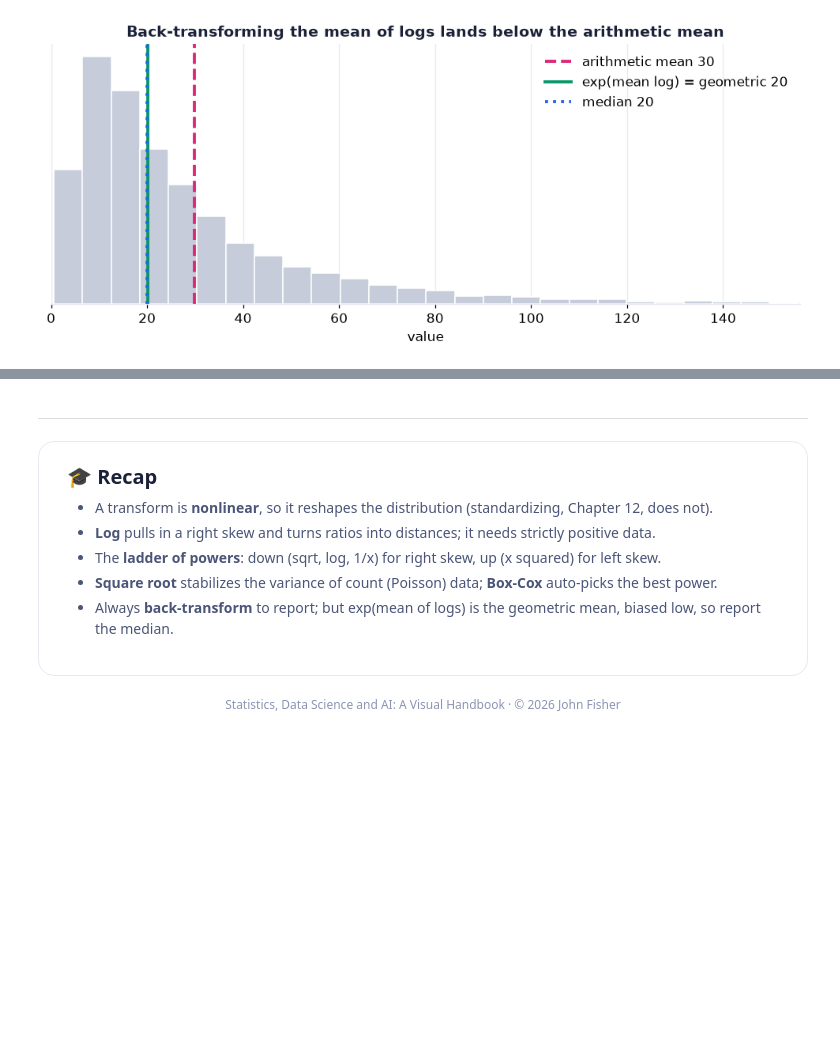
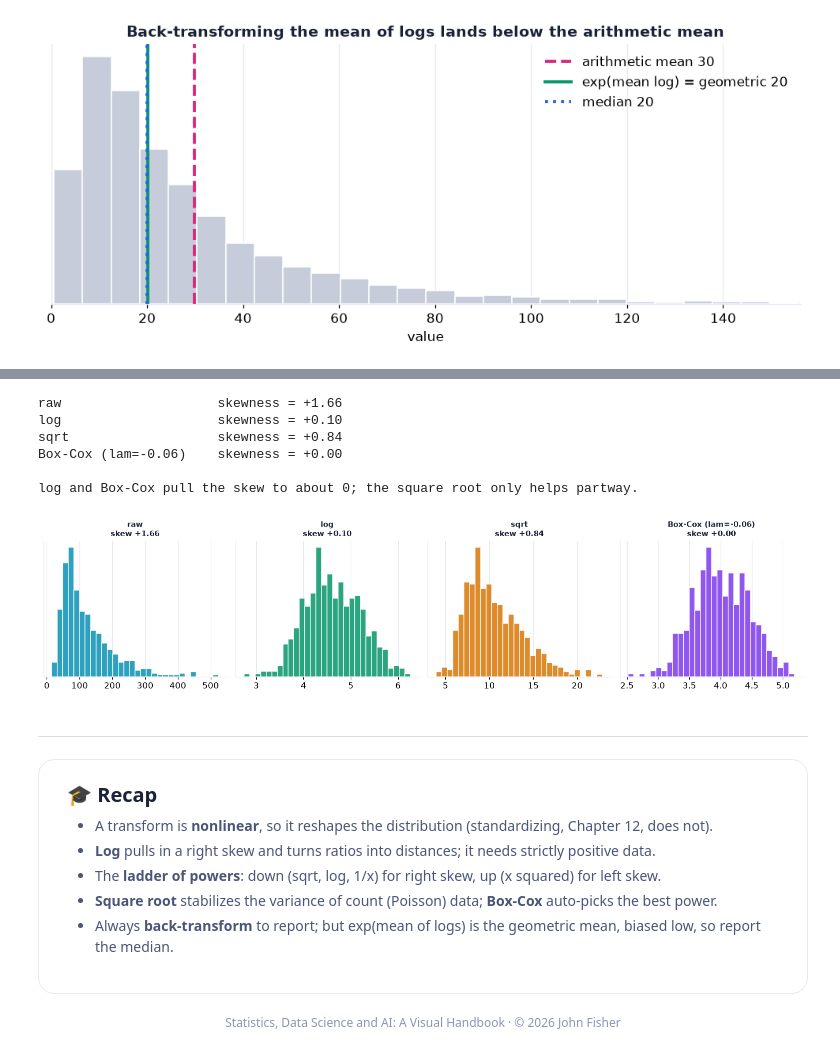
Before and after one commit to johnfisher-ai/Statistics-Data-Science-AI-Visual-Book, a Jupyter notebook: chapters/notebooks/ch22_transformations.ipynb, the cells around one changed output, grey strips where cells are left out. Cells and saved outputs as stored; diff of their text form; code cells hidden in the pictures; blank space fills up the shorter version.

```diff
--- a/chapters/notebooks/ch22_transformations.ipynb
+++ b/chapters/notebooks/ch22_transformations.ipynb
@@ -164,3 +167,29 @@ median               :     20.0   <- back-transforms cleanly (monotone preserves
+# %%
+# --- Real-World beat: compare transforms by how far they cut the skew ---
+from scipy import stats
+BASE = "https://raw.githubusercontent.com/johnfisher-ai/Statistics-Data-Science-AI-Visual-Book/main/data/"
+try:    api = pd.read_excel("../../data/ch22_response_times.xlsx", sheet_name="Data")
+except FileNotFoundError: api = pd.read_excel(BASE+"ch22_response_times.xlsx", sheet_name="Data")
+r = api.response_ms
+bc, lam = stats.boxcox(r)
+variants = {"raw": r, "log": np.log(r), "sqrt": np.sqrt(r), f"Box-Cox (lam={lam:.2f})": pd.Series(bc)}
+for name, v in variants.items():
+    print(f"{name:22s} skewness = {pd.Series(v).skew():+.2f}")
+print("\nlog and Box-Cox pull the skew to about 0; the square root only helps partway.")
+fig, ax = plt.subplots(1, 4, figsize=(14,3.4))
+cols = [CYAN, GREEN, AMBER, PURPLE]
+for a, (name, v), c in zip(ax, variants.items(), cols):
+    a.hist(v, bins=30, color=c, alpha=0.85, edgecolor="white")
+    a.set_title(f"{name}\nskew {pd.Series(v).skew():+.2f}", fontsize=10); a.set_yticks([])
+plt.tight_layout(); plt.show()
+# %% [output]
+raw                    skewness = +1.66
+log                    skewness = +0.10
+sqrt                   skewness = +0.84
+Box-Cox (lam=-0.06)    skewness = +0.00
+
+log and Box-Cox pull the skew to about 0; the square root only helps partway.
+[figure, added]
 # %% [markdown]
 ---
 <div style="background:#ffffff;border:1px solid #e6e9f2;border-radius:16px;padding:24px 28px;font-family:Inter,sans-serif;box-shadow:0 8px 30px rgba(20,30,80,0.05)">
```
Also changed, not shown: parts of 1 cell of this notebook, 3 other files.
